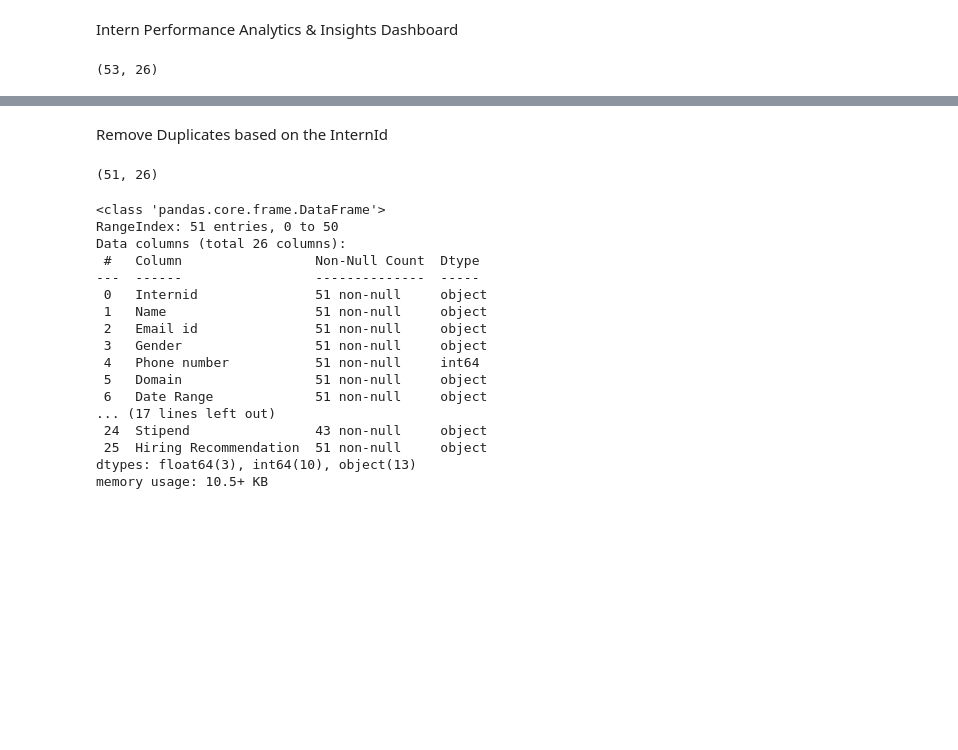
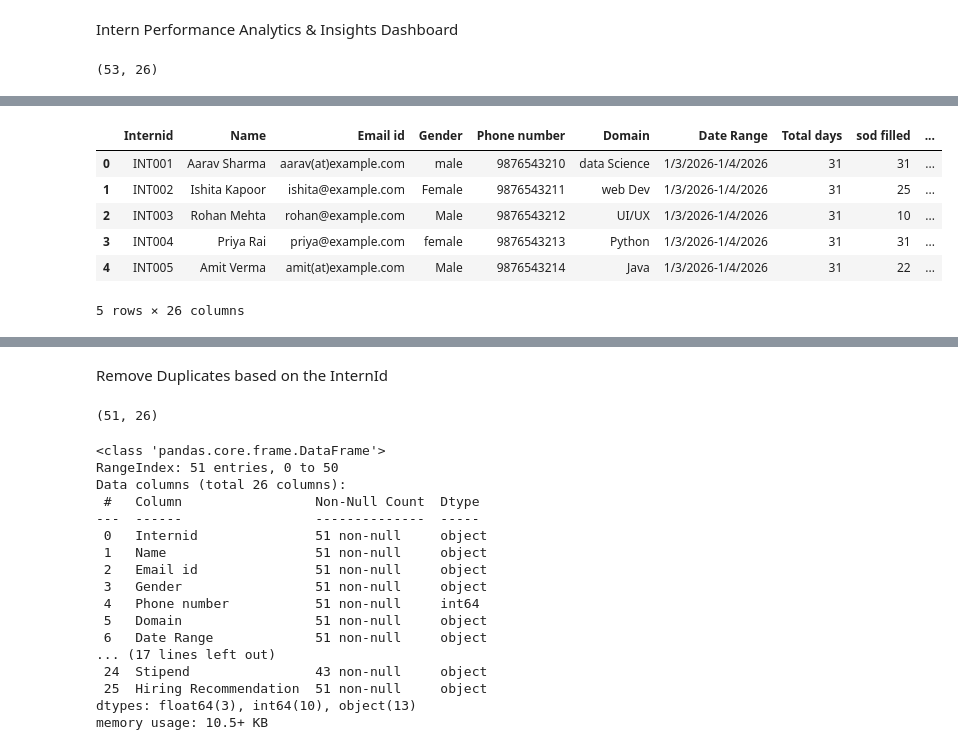
Before and after one commit to kpakshaya123/Rynix-Internship, a Jupyter notebook: Sprint1(Intern_dataset).ipynb, the cells around one changed output, grey strips where cells are left out. Cells and saved outputs as stored; diff of their text form; code cells hidden in the pictures; blank space fills up the shorter version.

```diff
--- a/Sprint1(Intern_dataset).ipynb
+++ b/Sprint1(Intern_dataset).ipynb
@@ -11,0 +54,10 @@ df.shape
+# %%
+df.head()
+# %% [output]
+|  | Internid | Name | Email id | Gender | Phone number | Domain | Date Range | Total days | sod filled | ... |
+| 0 | INT001 | Aarav Sharma | aarav(at)example.com | male | 9876543210 | data Science | 1/3/2026-1/4/2026 | 31 | 31 | ... |
+| 1 | INT002 | Ishita Kapoor | ishita@example.com | Female | 9876543211 | web Dev | 1/3/2026-1/4/2026 | 31 | 25 | ... |
+| 2 | INT003 | Rohan Mehta | rohan@example.com | Male | 9876543212 | UI/UX | 1/3/2026-1/4/2026 | 31 | 10 | ... |
+| 3 | INT004 | Priya Rai | priya@example.com | female | 9876543213 | Python | 1/3/2026-1/4/2026 | 31 | 31 | ... |
+| 4 | INT005 | Amit Verma | amit(at)example.com | Male | 9876543214 | Java | 1/3/2026-1/4/2026 | 31 | 22 | ... |
+5 rows × 26 columns
```
Also changed, not shown: parts of 7 cells of this notebook.
